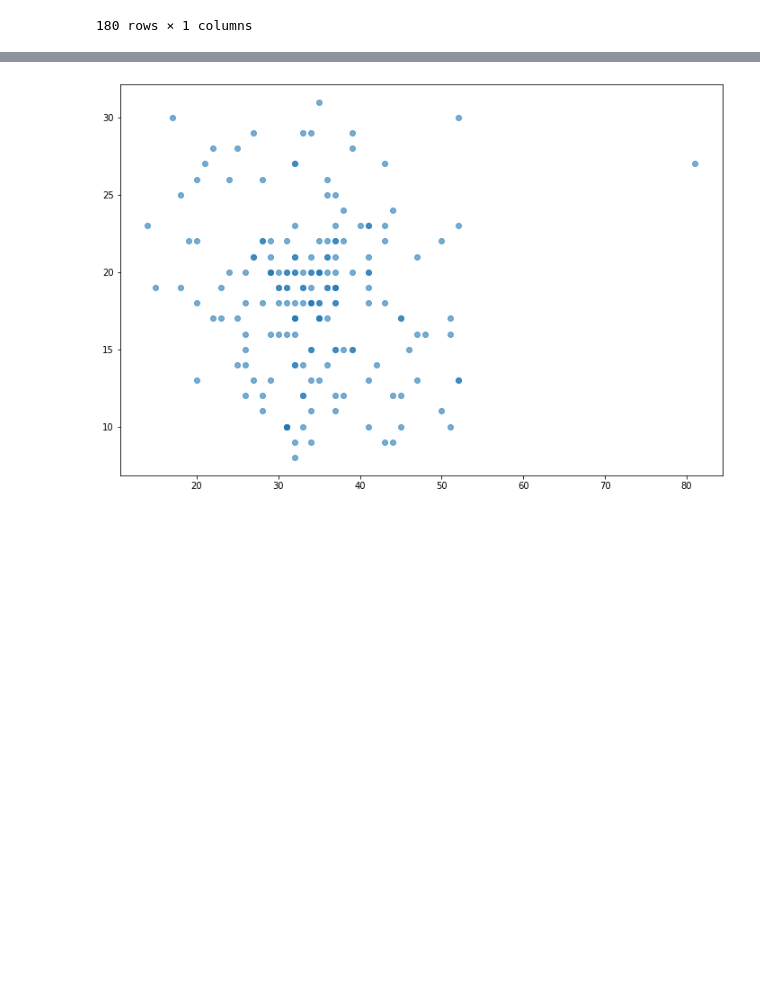
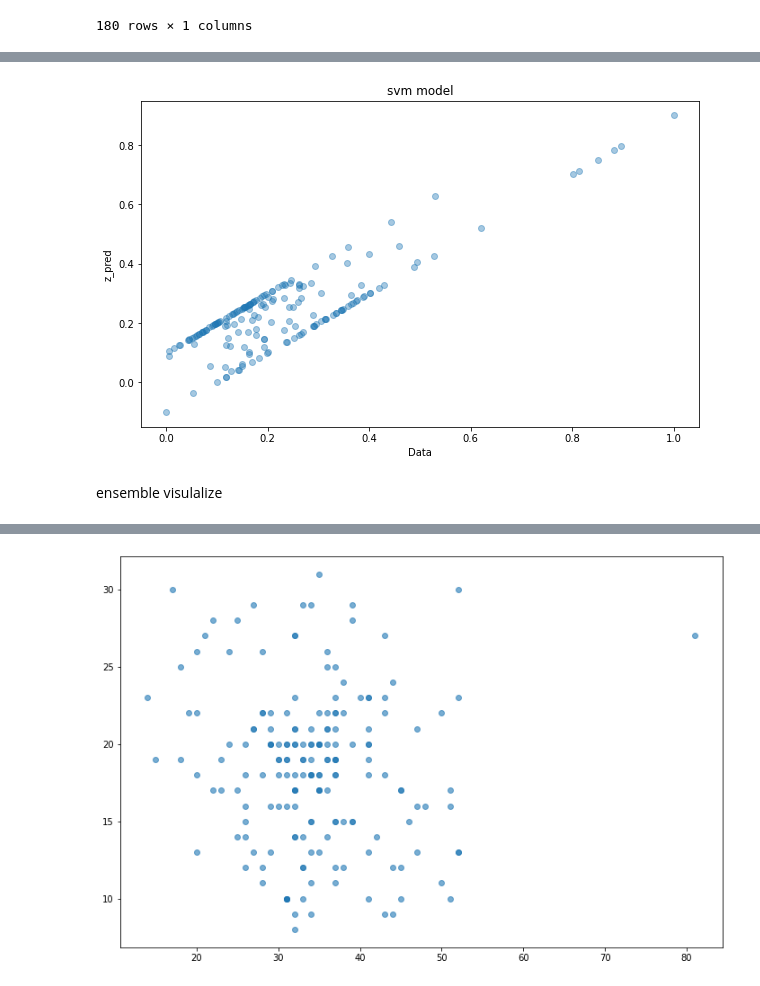
Before and after one commit to hanbuck30/Regression-about-neural-Data, a Jupyter notebook: svm_regre.ipynb, the cells around one changed output, grey strips where cells are left out. Cells and saved outputs as stored; diff of their text form; code cells hidden in the pictures; blank space fills up the shorter version.

```diff
--- a/svm_regre.ipynb
+++ b/svm_regre.ipynb
@@ -152,0 +218,12 @@ plt.show()
+# %%
+fig = plt.figure()
+fig.set_size_inches(10,6)
+plt.scatter(z, z_pred_svm,alpha=0.4)
+plt.title("svm model")
+plt.xlabel("Data")
+plt.ylabel("z_pred")
+plt.show()
+# %% [output]
+[figure, added]
+# %% [markdown]
+ensemble visulalize
```
Also changed, not shown: parts of 24 cells of this notebook.
